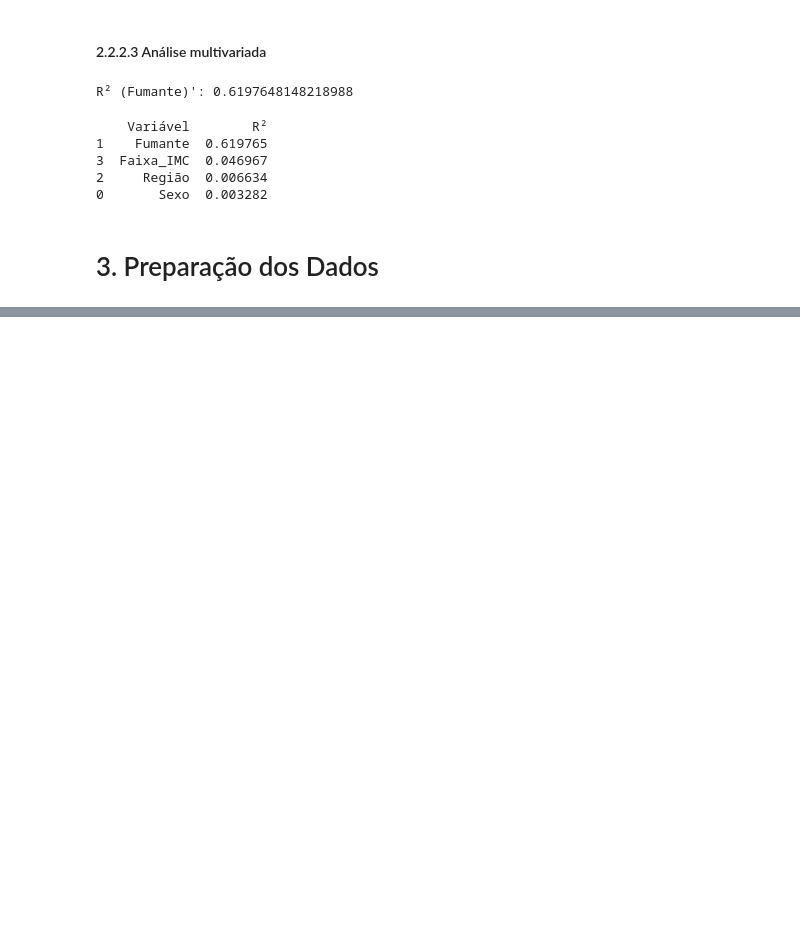
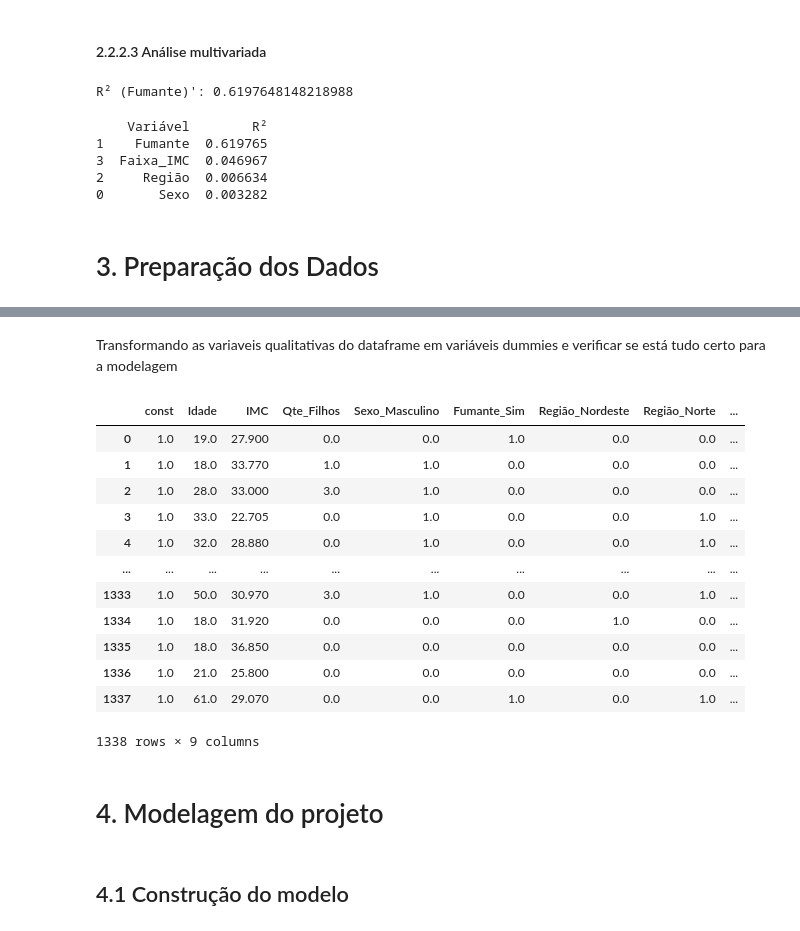
Before and after one commit to pauloivicentin/projeto_healthy_analytics, a Jupyter notebook: notebooks/analises_do_projeto.ipynb, the cells around one changed output, grey strips where cells are left out. Cells and saved outputs as stored; diff of their text form; code cells hidden in the pictures; blank space fills up the shorter version.

Commit message:
Construção do modelo de regressão

```diff
--- a/notebooks/analises_do_projeto.ipynb
+++ b/notebooks/analises_do_projeto.ipynb
@@ -674,0 +673,4 @@ print(r2_df)
+# %%
+# Retirar a Faixa_IMC do dataframe para modelagem, para evitar multicolinearidade com a variável IMC
+df_modelagem = df.drop(columns=['Faixa_IMC'])
+df_modelagem
@@ -674,0 +691,30 @@ print(r2_df)
+# %% [markdown]
+Transformando as variaveis qualitativas do dataframe em variáveis dummies e verificar se está tudo certo para a modelagem
+# %%
+# Definindo variável dependente e independentes
+y = df_modelagem['Custo_Saude']
+x = df_modelagem[['Idade','IMC','Qte_Filhos','Sexo','Fumante','Região']]
+
+# Criar dummies e adicionar constante
+x = pd.get_dummies(x, drop_first=True) # One-hot encoding das variáveis categóricas, drop_first para evitar multicolinearidade
+x = x.astype(float) # Transformando as colunas em float
+x = sm.add_constant(x) # Adicionando constante para o modelo
+x
+# %% [output]
+|  | const | Idade | IMC | Qte_Filhos | Sexo_Masculino | Fumante_Sim | Região_Nordeste | Região_Norte | ... |
+| 0 | 1.0 | 19.0 | 27.900 | 0.0 | 0.0 | 1.0 | 0.0 | 0.0 | ... |
+| 1 | 1.0 | 18.0 | 33.770 | 1.0 | 1.0 | 0.0 | 0.0 | 0.0 | ... |
+| 2 | 1.0 | 28.0 | 33.000 | 3.0 | 1.0 | 0.0 | 0.0 | 0.0 | ... |
+| 3 | 1.0 | 33.0 | 22.705 | 0.0 | 1.0 | 0.0 | 0.0 | 1.0 | ... |
+| 4 | 1.0 | 32.0 | 28.880 | 0.0 | 1.0 | 0.0 | 0.0 | 1.0 | ... |
+| ... | ... | ... | ... | ... | ... | ... | ... | ... | ... |
+| 1333 | 1.0 | 50.0 | 30.970 | 3.0 | 1.0 | 0.0 | 0.0 | 1.0 | ... |
+| 1334 | 1.0 | 18.0 | 31.920 | 0.0 | 0.0 | 0.0 | 1.0 | 0.0 | ... |
+| 1335 | 1.0 | 18.0 | 36.850 | 0.0 | 0.0 | 0.0 | 0.0 | 0.0 | ... |
+| 1336 | 1.0 | 21.0 | 25.800 | 0.0 | 0.0 | 0.0 | 0.0 | 0.0 | ... |
+| 1337 | 1.0 | 61.0 | 29.070 | 0.0 | 0.0 | 1.0 | 0.0 | 1.0 | ... |
+1338 rows × 9 columns
+# %% [markdown]
+# 4. Modelagem do projeto
+# %% [markdown]
+## 4.1 Construção do modelo
```
Also changed, not shown: parts of 18 cells of this notebook, 1 other file.
